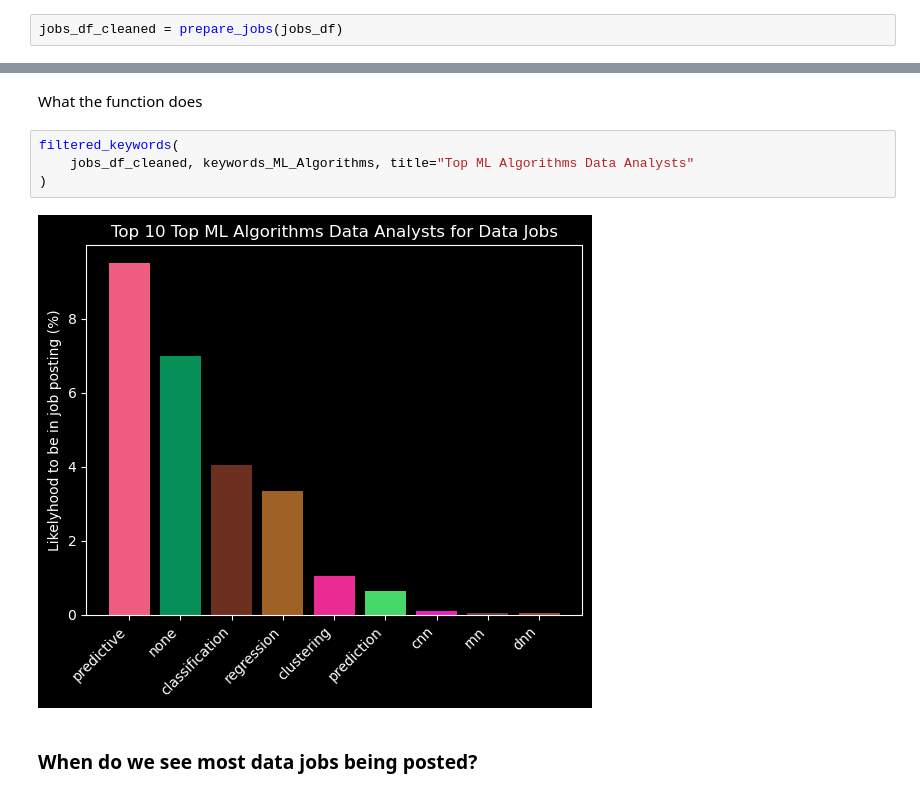
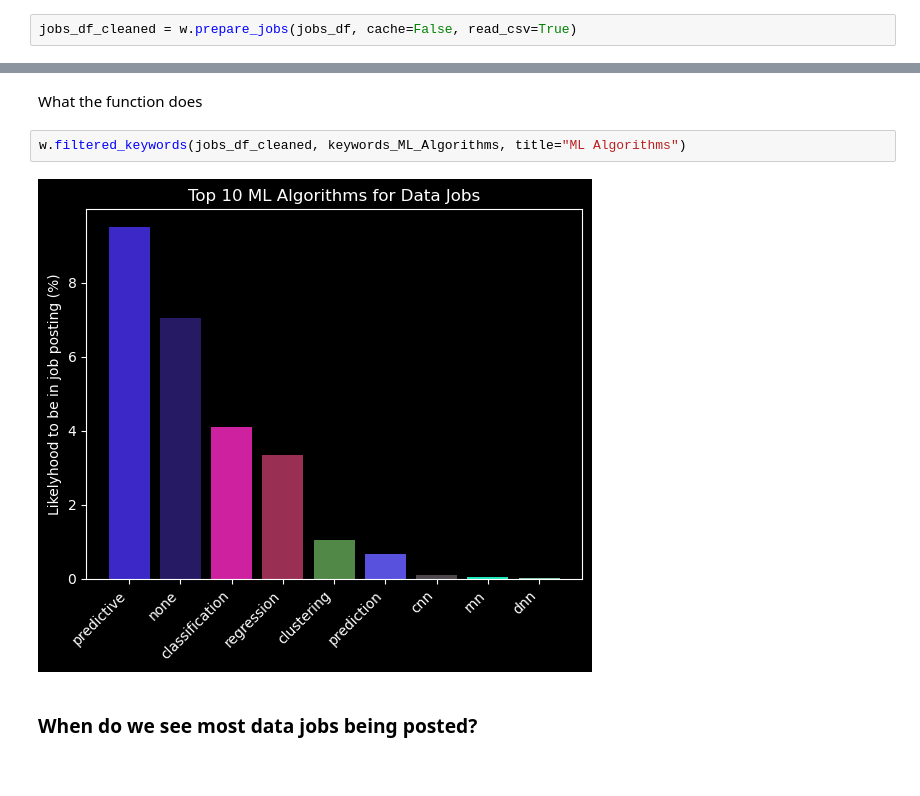
Before and after one commit to Decoding-Data-Jobs/data-jobs-project, a Jupyter notebook: mvp_deliverables/mvp_notebook.ipynb, the cells around one changed output, grey strips where cells are left out. Drawn from its saved outputs; the diff is of its cells as text.

```diff
--- a/mvp_deliverables/mvp_notebook.ipynb
+++ b/mvp_deliverables/mvp_notebook.ipynb
@@ -999,7 +165,7 @@ The dataset had some columns that were engineered since the scraping. Due to us
 
 From the original dataset, we dropped:
 # %%
-jobs_df_cleaned = prepare_jobs(jobs_df)
+jobs_df_cleaned = w.prepare_jobs(jobs_df, cache=False, read_csv=True)
 # %% [markdown]
 ### Drop Columns
 *Looking to reduce dimensionality of the dataset*
@@ -1557,10 +549,8 @@ Summary
 # %% [markdown]
 What the function does
 # %%
-filtered_keywords(
-    jobs_df_cleaned, keywords_ML_Algorithms, title="Top ML Algorithms Data Analysts"
-)
+w.filtered_keywords(jobs_df_cleaned, keywords_ML_Algorithms, title="ML Algorithms")
 # %% [output]
-[figure, old version]
+[figure, new version]
 # %% [markdown]
 ### When do we see most data jobs being posted?
```
Also changed, not shown: parts of 46 cells of this notebook.
